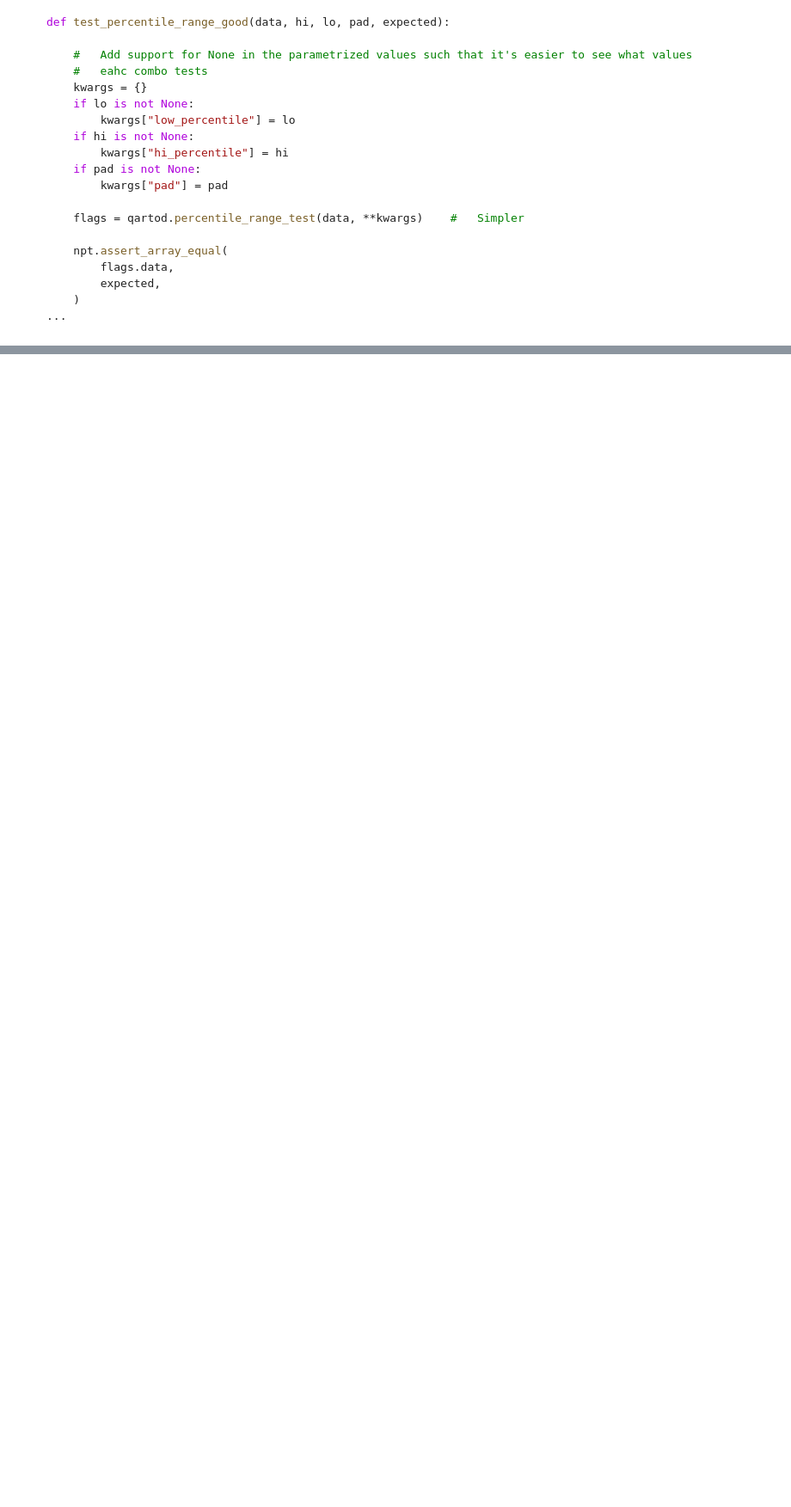
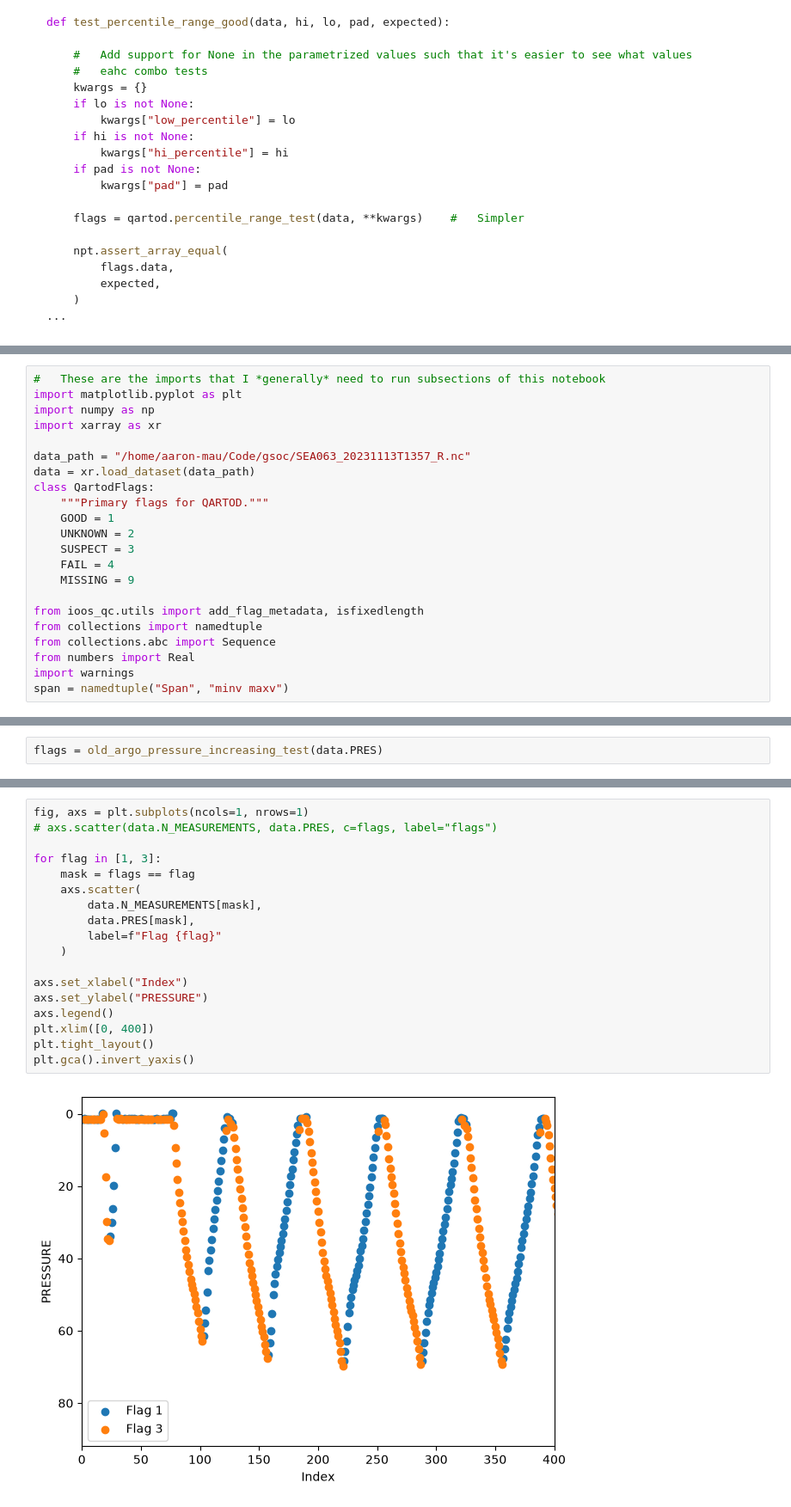
Before and after one commit to Klankers/mau_gsoc_qartod, a Jupyter notebook: deliverable_2.ipynb, the cells around one changed output, grey strips where cells are left out. Shown at 86% size. Saved outputs shown, nothing was run; the diff lists cells and outputs as text; blank space fills up the shorter version.

Commit message:
Init pressure test

```diff
--- a/deliverable_2.ipynb
+++ b/deliverable_2.ipynb
@@ -5156,0 +5276,22 @@ def test_percentile_range_good(data, hi, lo, pad, expected):
+# %%
+#   These are the imports that I *generally* need to run subsections of this notebook
+import matplotlib.pyplot as plt
+import numpy as np
+import xarray as xr
+
+data_path = "/home/aaron-mau/Code/gsoc/SEA063_20231113T1357_R.nc"
+data = xr.load_dataset(data_path)
+class QartodFlags:
+    """Primary flags for QARTOD."""
+    GOOD = 1
+    UNKNOWN = 2
+    SUSPECT = 3
+    FAIL = 4
+    MISSING = 9
+
+from ioos_qc.utils import add_flag_metadata, isfixedlength
+from collections import namedtuple
+from collections.abc import Sequence
+from numbers import Real
+import warnings
+span = namedtuple("Span", "minv maxv")
@@ -5156,0 +5300,2 @@ def test_percentile_range_good(data, hi, lo, pad, expected):
+# %%
+flags = old_argo_pressure_increasing_test(data.PRES)
@@ -5156,0 +5304,20 @@ def test_percentile_range_good(data, hi, lo, pad, expected):
+# %%
+fig, axs = plt.subplots(ncols=1, nrows=1)
+# axs.scatter(data.N_MEASUREMENTS, data.PRES, c=flags, label="flags")
+
+for flag in [1, 3]:
+    mask = flags == flag
+    axs.scatter(
+        data.N_MEASUREMENTS[mask],
+        data.PRES[mask],
+        label=f"Flag {flag}"
+    )
+
+axs.set_xlabel("Index")
+axs.set_ylabel("PRESSURE")
+axs.legend()
+plt.xlim([0, 400])
+plt.tight_layout()
+plt.gca().invert_yaxis()
+# %% [output]
+[figure, added]
```
Also changed, not shown: parts of 23 cells of this notebook.
